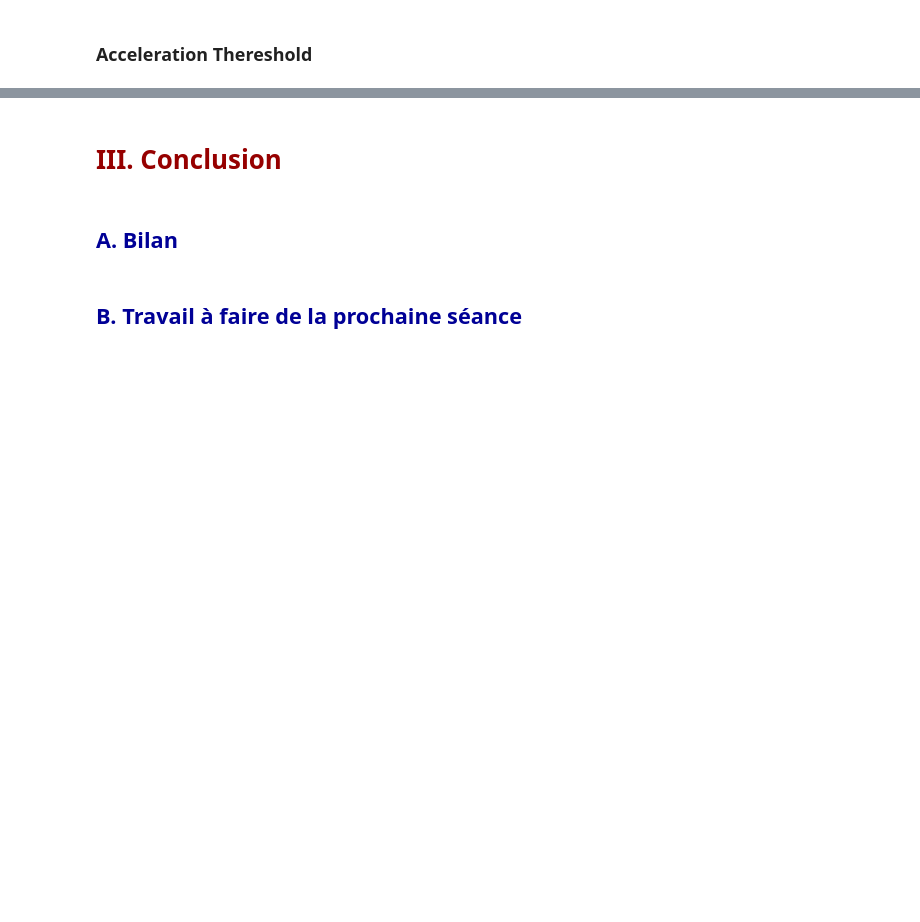
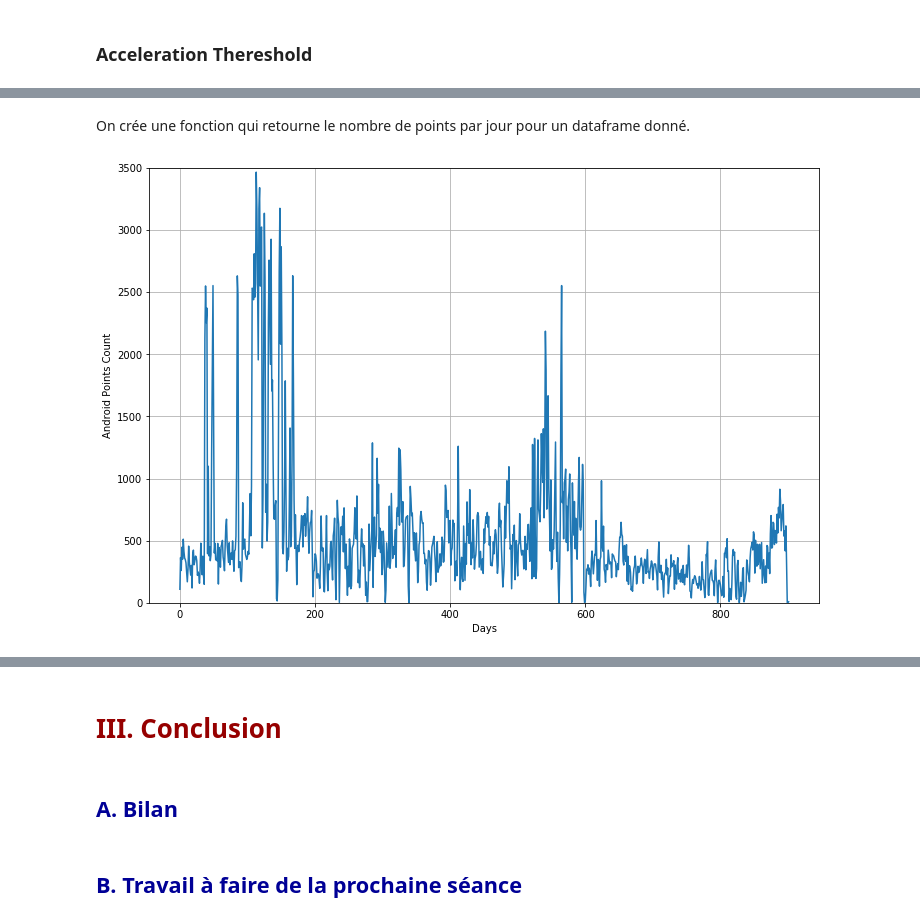
Before and after one commit to AmigoCap/GPSFlow, a Jupyter notebook: 3-Segmentation.ipynb, the cells around one changed output, grey strips where cells are left out. Saved outputs shown, nothing was run; the diff lists cells and outputs as text; code cells hidden in the pictures; blank space fills up the shorter version.

Commit message:
Add iphone and android datasets and first segmentation code

```diff
--- a/3-Segmentation.ipynb
+++ b/3-Segmentation.ipynb
@@ -158,0 +165,4 @@ IFrame('3-files/lowAcceleration.html', width=990, height=500)
+# %%
+# C'est assez long
+android_df = parser.importJson("Data/Takout/android.json", False)
+iphone_df = parser.importJson("Data/Takout/iphone.json", False)
@@ -158,0 +190,30 @@ IFrame('3-files/lowAcceleration.html', width=990, height=500)
+# %% [markdown]
+On crée une fonction qui retourne le nombre de points par jour pour un dataframe donné.
+# %%
+def compute_points_per_day(df) :
+    points_per_day = []
+    current_day = ""
+    j = -1
+
+    for i in range(df["date"].size) :
+        if (df["date"][i] == current_day) :
+            points_per_day[j] += 1
+        else :
+            j += 1
+            current_day = df["date"][i]
+            points_per_day.append(1)
+
+    return points_per_day
+# %%
+android_points = compute_points_per_day(android_df)
+iphone_points = compute_points_per_day(iphone_df)
+# %%
+plt.figure(figsize=(12,8))
+plt.plot(android_points, '-')
+plt.grid(True)
+plt.ylabel('Android Points Count')
+plt.xlabel('Days')
+plt.ylim((0, 3500))
+plt.show()
+# %% [output]
+[figure, added]
```
Also changed, not shown: parts of 23 cells of this notebook, 4 other files.
